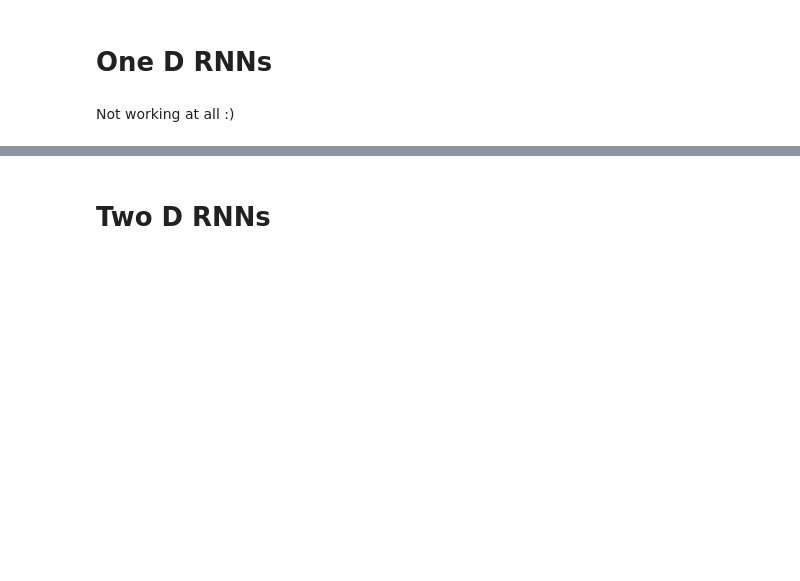
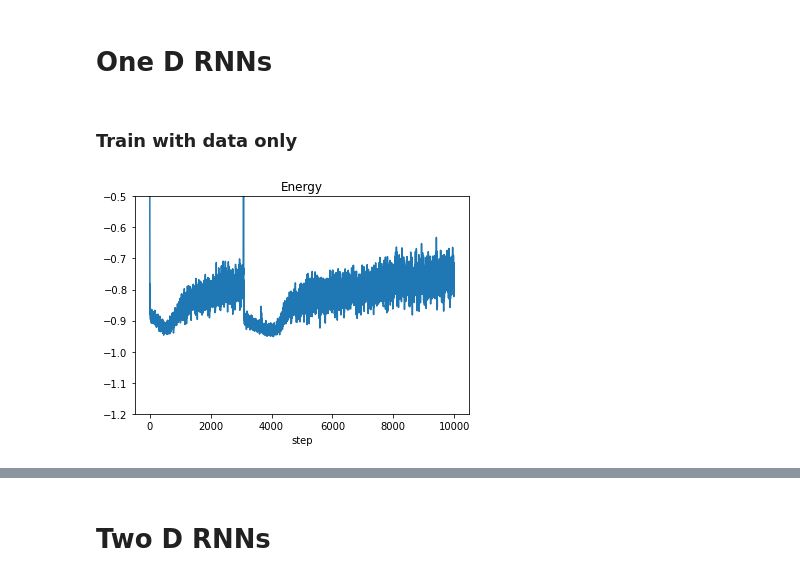
Before and after one commit to slattekr/RydbergStateReReconstruction, a Jupyter notebook: Main/KZ_notebooks/Experiments Round 1.ipynb, the cells around one changed output, grey strips where cells are left out. Cells and saved outputs as stored; diff of their text form; code cells hidden in the pictures; blank space fills up the shorter version.

```diff
--- a/Main/KZ_notebooks/Experiments Round 1.ipynb
+++ b/Main/KZ_notebooks/Experiments Round 1.ipynb
@@ -3,5 +3,18 @@ import numpy as np
 import matplotlib.pylab as plt
 # %% [markdown]
 # One D RNNs
-# %% [markdown]
-Not working at all :)
+# %% [markdown]
+### Train with data only
+# %%
+oned_data_exp1_path = "data/N_256/delta_-1.545/OneD_rnn/OneD_data_lowdelta_long/"
+oned_data_exp1_energy = np.load(oned_data_exp1_path+"Energy.npy")
+oned_data_exp1_variance = np.load(oned_data_exp1_path+"Variance.npy")
+oned_data_exp1_cost = np.load(oned_data_exp1_path+"Cost.npy")
+# %%
+plt.plot(np.arange(len(oned_data_exp1_energy)),oned_data_exp1_energy)
+plt.ylim(-1.2,-0.5)
+plt.title("Energy")
+plt.xlabel("step")
+plt.show()
+# %% [output]
+[figure, added]
```
Also changed, not shown: parts of 27 cells of this notebook.
